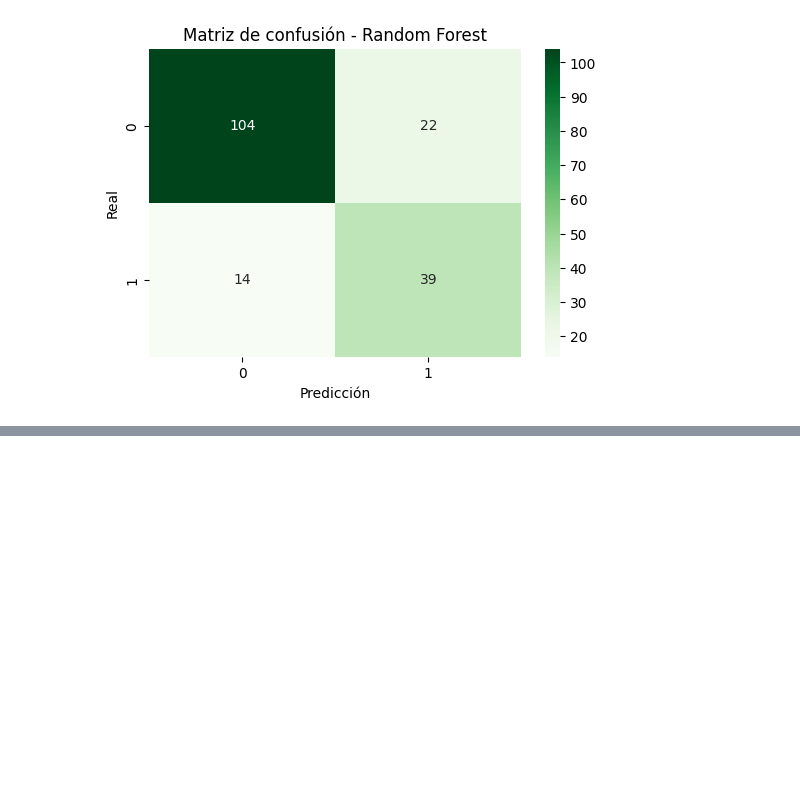
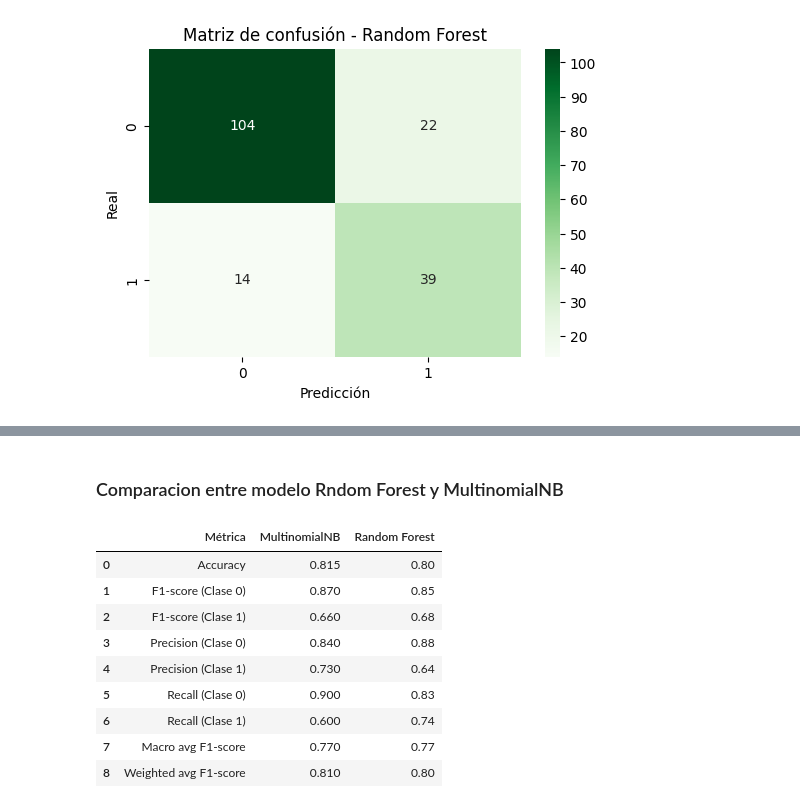
Before and after one commit to 4GeeksAcademy/iddalycastro-eda, a Jupyter notebook: src/07-naive-bayes.ipynb, the cells around one changed output, grey strips where cells are left out. Drawn from its saved outputs; the diff is of its cells as text; code cells hidden in the pictures; blank space fills up the shorter version.

```diff
--- a/src/07-naive-bayes.ipynb
+++ b/src/07-naive-bayes.ipynb
@@ -304,0 +320,57 @@ plt.show()
+# %% [markdown]
+### Comparacion entre modelo Rndom Forest y MultinomialNB
+# %%
+
+# Crear diccionario con los resultados
+comparacion = {
+    "Métrica": [
+        "Accuracy",
+        "F1-score (Clase 0)",
+        "F1-score (Clase 1)",
+        "Precision (Clase 0)",
+        "Precision (Clase 1)",
+        "Recall (Clase 0)",
+        "Recall (Clase 1)",
+        "Macro avg F1-score",
+        "Weighted avg F1-score"
+    ],
+    "MultinomialNB": [
+        0.815,
+        0.87,
+        0.66,
+        0.84,
+        0.73,
+        0.90,
+        0.60,
+        0.77,
+        0.81
+    ],
+    "Random Forest": [
+        0.800,
+        0.85,
+        0.68,
+        0.88,
+        0.64,
+        0.83,
+        0.74,
+        0.77,
+        0.80
+    ]
+}
+
+# Convertir a DataFrame
+df_comparacion = pd.DataFrame(comparacion)
+
+# Mostrar tabla
+display(df_comparacion)
+# %% [output]
+|  | Métrica | MultinomialNB | Random Forest |
+| 0 | Accuracy | 0.815 | 0.80 |
+| 1 | F1-score (Clase 0) | 0.870 | 0.85 |
+| 2 | F1-score (Clase 1) | 0.660 | 0.68 |
+| 3 | Precision (Clase 0) | 0.840 | 0.88 |
+| 4 | Precision (Clase 1) | 0.730 | 0.64 |
+| 5 | Recall (Clase 0) | 0.900 | 0.83 |
+| 6 | Recall (Clase 1) | 0.600 | 0.74 |
+| 7 | Macro avg F1-score | 0.770 | 0.77 |
+| 8 | Weighted avg F1-score | 0.810 | 0.80 |
```
Also changed, not shown: parts of 11 cells of this notebook, 2 other files.
